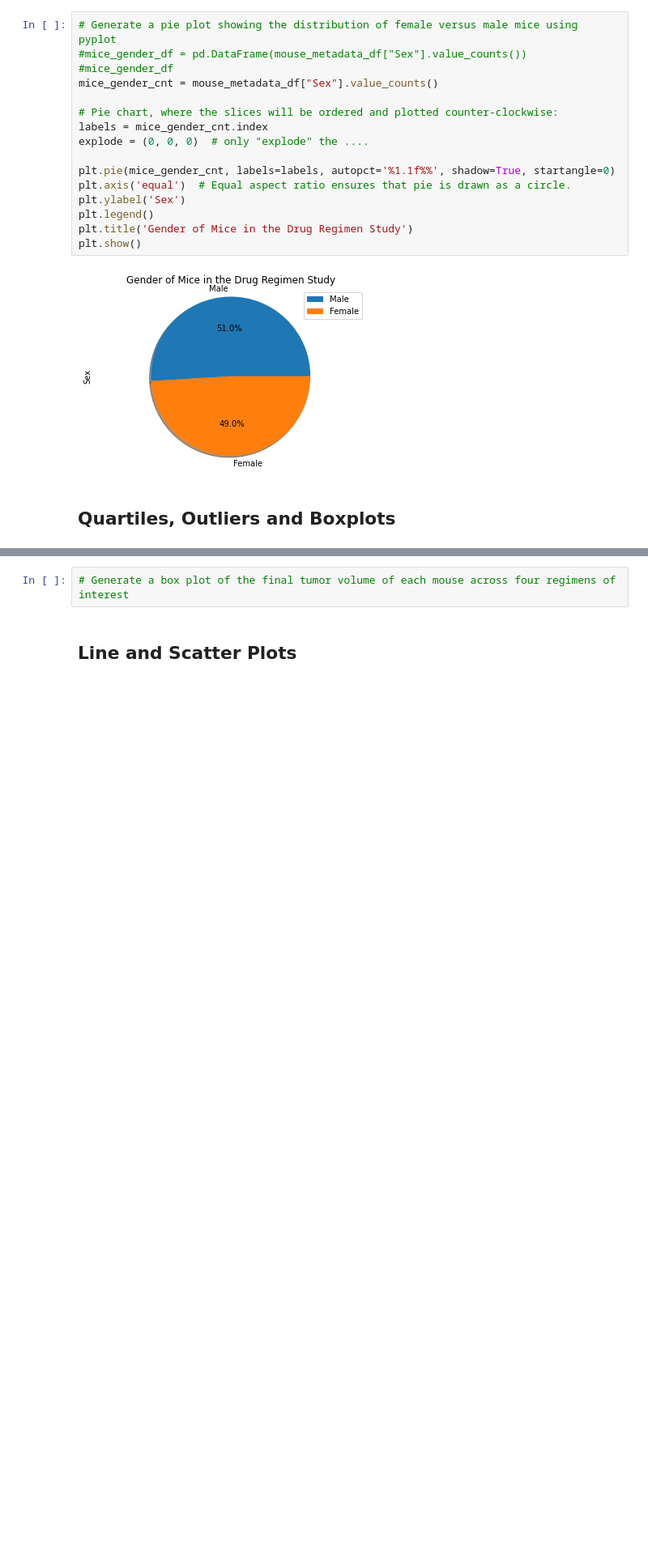
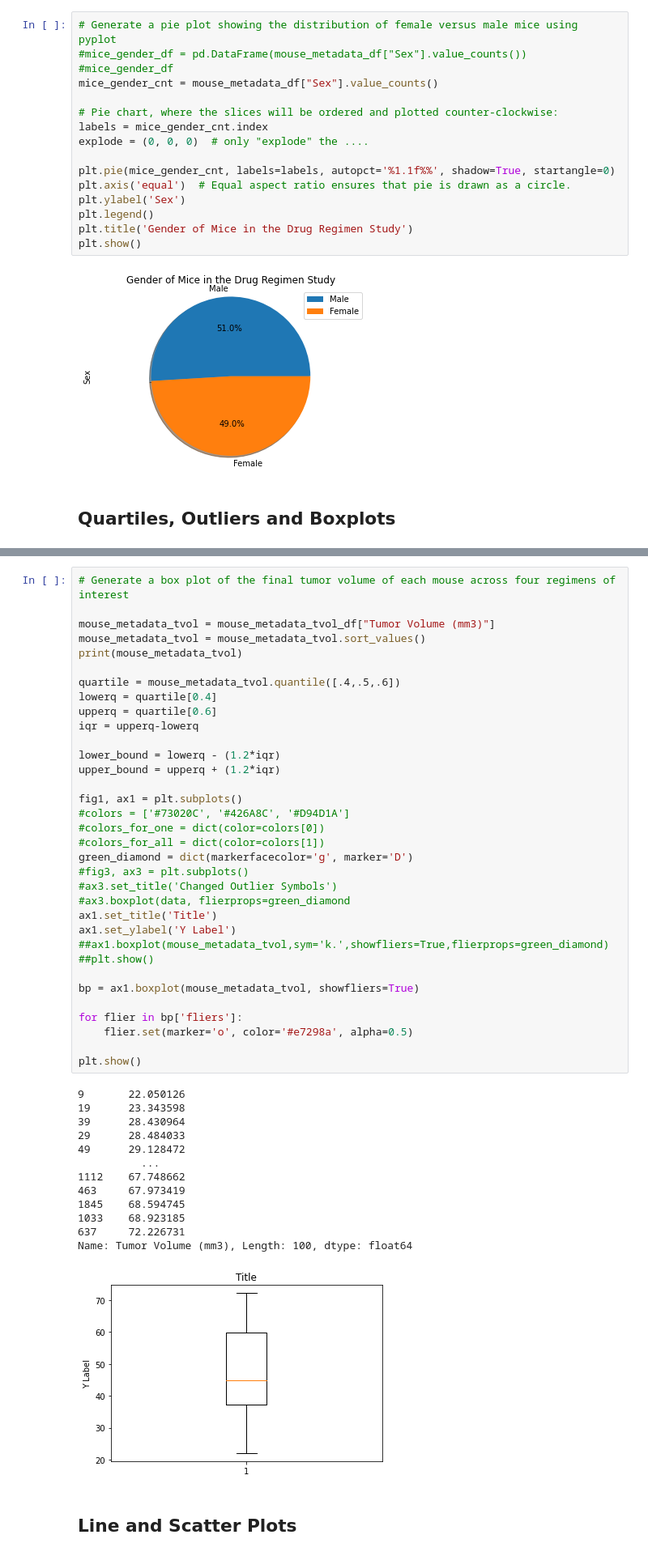
Before and after one commit to patrickfspring/A-Pharamaceuticals-Study-of-Anti-Cancer-Drugs-using-Matplotlib, a Jupyter notebook: Pymaceuticals/pymaceuticals_starter.ipynb, the cells around one changed output, grey strips where cells are left out. Shown: that part at 81% size. Saved outputs shown, nothing was run; the diff lists cells and outputs as text; blank space fills up the shorter version.

Commit message:
work in progress for box plot

```diff
--- a/Pymaceuticals/pymaceuticals_starter.ipynb
+++ b/Pymaceuticals/pymaceuticals_starter.ipynb
@@ -245,7 +242,53 @@ mouse_metadata_tvol_df.head(20)
 
 
     # Determine outliers using upper and lower bounds
-# %%
-# Generate a box plot of the final tumor volume of each mouse across four regimens of interest
+# %%
+# Generate a box plot of the final tumor volume of each mouse across four regimens of interest
+
+mouse_metadata_tvol = mouse_metadata_tvol_df["Tumor Volume (mm3)"]
+mouse_metadata_tvol = mouse_metadata_tvol.sort_values()
+print(mouse_metadata_tvol)
+
+quartile = mouse_metadata_tvol.quantile([.4,.5,.6])
+lowerq = quartile[0.4]
+upperq = quartile[0.6]
+iqr = upperq-lowerq
+
+lower_bound = lowerq - (1.2*iqr)
+upper_bound = upperq + (1.2*iqr)
+
+fig1, ax1 = plt.subplots()
+#colors = ['#73020C', '#426A8C', '#D94D1A']
+#colors_for_one = dict(color=colors[0])
+#colors_for_all = dict(color=colors[1])
+green_diamond = dict(markerfacecolor='g', marker='D')
+#fig3, ax3 = plt.subplots()
+#ax3.set_title('Changed Outlier Symbols')
+#ax3.boxplot(data, flierprops=green_diamond
+ax1.set_title('Title')
+ax1.set_ylabel('Y Label')
+##ax1.boxplot(mouse_metadata_tvol,sym='k.',showfliers=True,flierprops=green_diamond)
+##plt.show()
+
+bp = ax1.boxplot(mouse_metadata_tvol, showfliers=True)
+
+for flier in bp['fliers']:
+    flier.set(marker='o', color='#e7298a', alpha=0.5)
+
+plt.show()
+# %% [output]
+9       22.050126
+19      23.343598
+39      28.430964
+29      28.484033
+49      29.128472
+          ...
+1112    67.748662
+463     67.973419
+1845    68.594745
+1033    68.923185
+637     72.226731
+Name: Tumor Volume (mm3), Length: 100, dtype: float64
+[figure, added]
 # %% [markdown]
 ## Line and Scatter Plots
```
Also changed, not shown: parts of 6 cells of this notebook.
